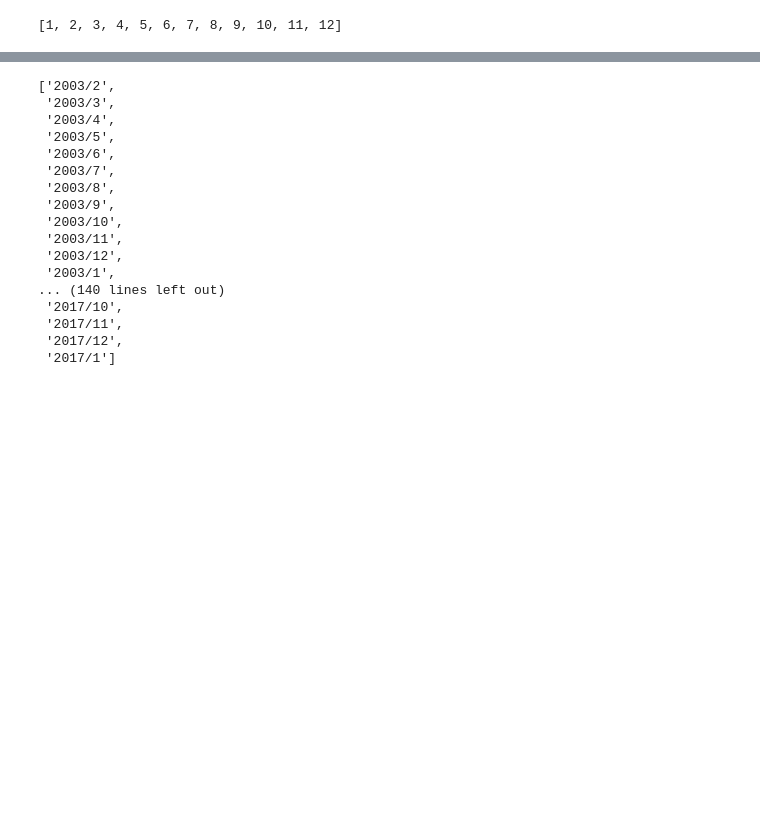
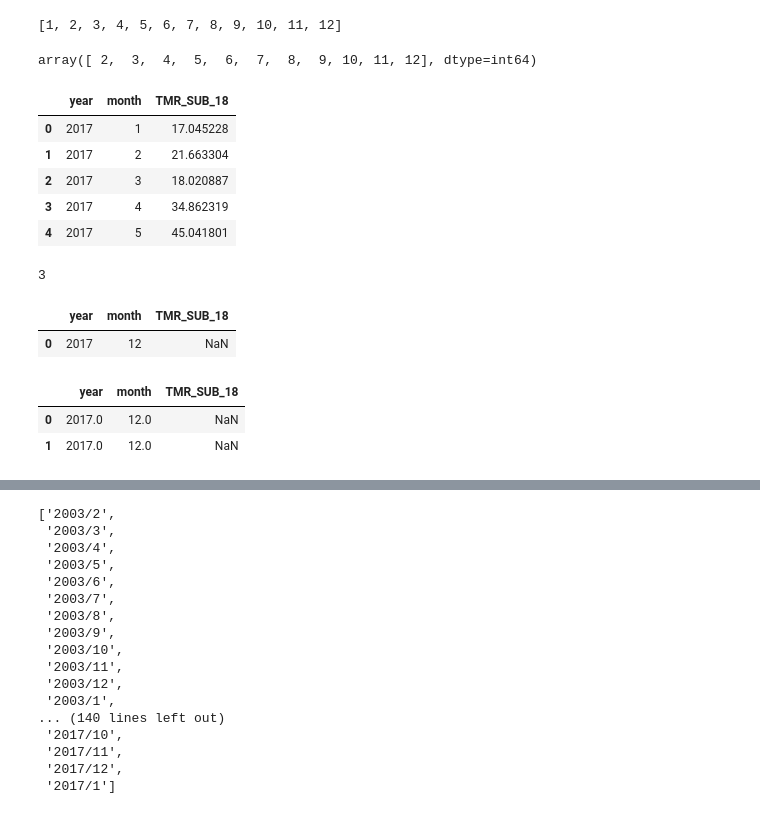
Before and after one commit to erikjamesmason/Temperature_Data_Probe_2, a Jupyter notebook: Temp_data_viz.ipynb, the cells around one changed output, grey strips where cells are left out. Cells and saved outputs as stored; diff of their text form; code cells hidden in the pictures; blank space fills up the shorter version.

```diff
--- a/Temp_data_viz.ipynb
+++ b/Temp_data_viz.ipynb
@@ -37,3 +37,16 @@ month_list.sort()
 month_list
 # %% [output]
 [1, 2, 3, 4, 5, 6, 7, 8, 9, 10, 11, 12]
+# %%
+data_test_group.loc[data_test_group.year==year].month.unique()
+# %% [output]
+array([ 2,  3,  4,  5,  6,  7,  8,  9, 10, 11, 12], dtype=int64)
+# %%
+new_df_group.head()
+# %% [output]
+|  | year | month | TMR_SUB_18 |
+| 0 | 2017 | 1 | 17.045228 |
+| 1 | 2017 | 2 | 21.663304 |
+| 2 | 2017 | 3 | 18.020887 |
+| 3 | 2017 | 4 | 34.862319 |
+| 4 | 2017 | 5 | 45.041801 |
@@ -39,0 +55,4 @@ month_list
+# %%
+null_month
+# %% [output]
+3
@@ -39,0 +61,11 @@ month_list
+# %%
+fake_df
+# %% [output]
+|  | year | month | TMR_SUB_18 |
+| 0 | 2017 | 12 | NaN |
+# %%
+fake_df.append(null_month, ignore_index=True)
+# %% [output]
+|  | year | month | TMR_SUB_18 |
+| 0 | 2017.0 | 12.0 | NaN |
+| 1 | 2017.0 | 12.0 | NaN |
```
Also changed, not shown: parts of 10 cells of this notebook.
